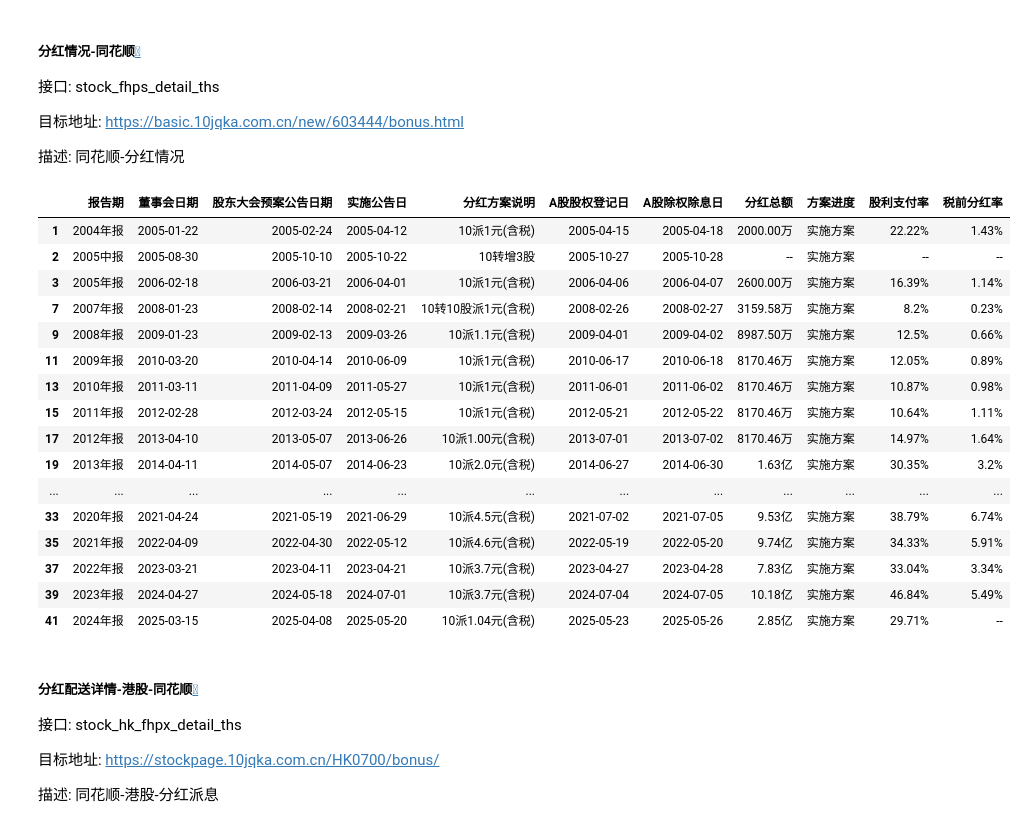
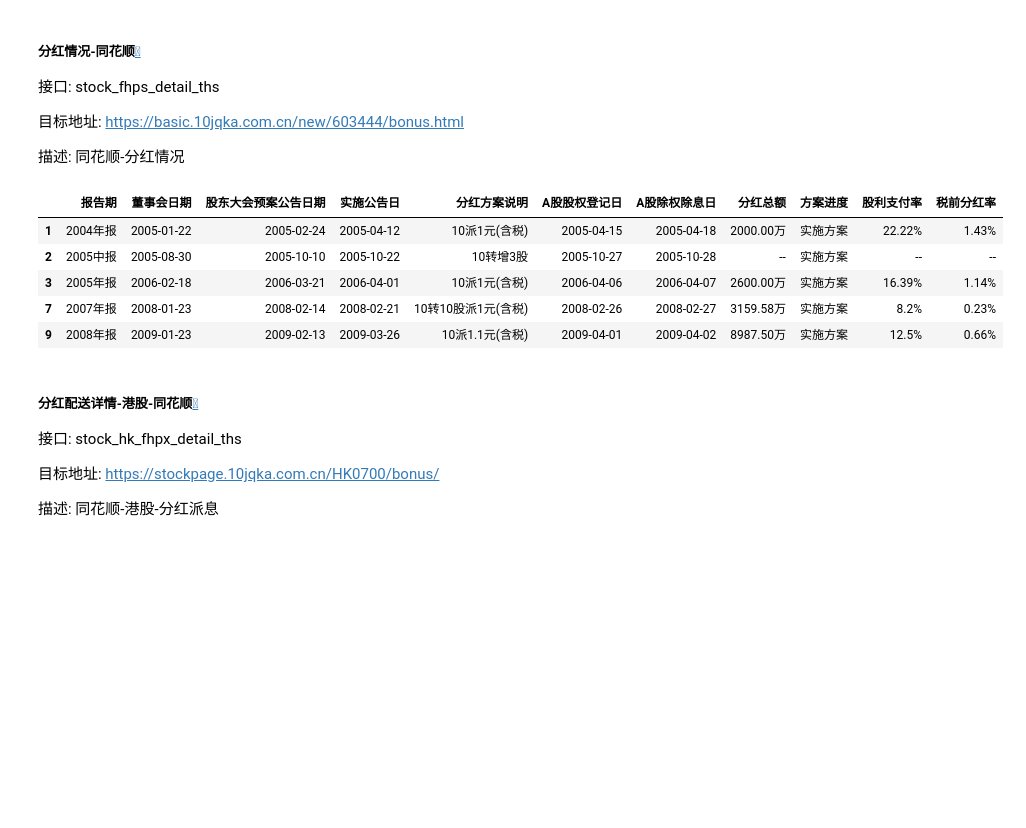
Before and after one commit to shugaoye/openbb_akshare, a Jupyter notebook: akshare_test.ipynb, the cells around one changed output. Cells and saved outputs as stored; diff of their text form; code cells hidden in the pictures; blank space fills up the shorter version.

```diff
--- a/akshare_test.ipynb
+++ b/akshare_test.ipynb
@@ -209,25 +214,14 @@ import akshare as ak
 stock_fhps_detail_ths_df = ak.stock_fhps_detail_ths(symbol="600325")
 # %%
 stock_fhps_detail_ths_df.dropna(inplace=True)
-stock_fhps_detail_ths_df
+stock_fhps_detail_ths_df.head()
 # %% [output]
 |  | 报告期 | 董事会日期 | 股东大会预案公告日期 | 实施公告日 | 分红方案说明 | A股股权登记日 | A股除权除息日 | 分红总额 | 方案进度 | 股利支付率 | 税前分红率 |
 | 1 | 2004年报 | 2005-01-22 | 2005-02-24 | 2005-04-12 | 10派1元(含税) | 2005-04-15 | 2005-04-18 | 2000.00万 | 实施方案 | 22.22% | 1.43% |
 | 2 | 2005中报 | 2005-08-30 | 2005-10-10 | 2005-10-22 | 10转增3股 | 2005-10-27 | 2005-10-28 | -- | 实施方案 | -- | -- |
 | 3 | 2005年报 | 2006-02-18 | 2006-03-21 | 2006-04-01 | 10派1元(含税) | 2006-04-06 | 2006-04-07 | 2600.00万 | 实施方案 | 16.39% | 1.14% |
 | 7 | 2007年报 | 2008-01-23 | 2008-02-14 | 2008-02-21 | 10转10股派1元(含税) | 2008-02-26 | 2008-02-27 | 3159.58万 | 实施方案 | 8.2% | 0.23% |
 | 9 | 2008年报 | 2009-01-23 | 2009-02-13 | 2009-03-26 | 10派1.1元(含税) | 2009-04-01 | 2009-04-02 | 8987.50万 | 实施方案 | 12.5% | 0.66% |
-| 11 | 2009年报 | 2010-03-20 | 2010-04-14 | 2010-06-09 | 10派1元(含税) | 2010-06-17 | 2010-06-18 | 8170.46万 | 实施方案 | 12.05% | 0.89% |
-| 13 | 2010年报 | 2011-03-11 | 2011-04-09 | 2011-05-27 | 10派1元(含税) | 2011-06-01 | 2011-06-02 | 8170.46万 | 实施方案 | 10.87% | 0.98% |
-| 15 | 2011年报 | 2012-02-28 | 2012-03-24 | 2012-05-15 | 10派1元(含税) | 2012-05-21 | 2012-05-22 | 8170.46万 | 实施方案 | 10.64% | 1.11% |
-| 17 | 2012年报 | 2013-04-10 | 2013-05-07 | 2013-06-26 | 10派1.00元(含税) | 2013-07-01 | 2013-07-02 | 8170.46万 | 实施方案 | 14.97% | 1.64% |
-| 19 | 2013年报 | 2014-04-11 | 2014-05-07 | 2014-06-23 | 10派2.0元(含税) | 2014-06-27 | 2014-06-30 | 1.63亿 | 实施方案 | 30.35% | 3.2% |
-| ... | ... | ... | ... | ... | ... | ... | ... | ... | ... | ... | ... |
-| 33 | 2020年报 | 2021-04-24 | 2021-05-19 | 2021-06-29 | 10派4.5元(含税) | 2021-07-02 | 2021-07-05 | 9.53亿 | 实施方案 | 38.79% | 6.74% |
-| 35 | 2021年报 | 2022-04-09 | 2022-04-30 | 2022-05-12 | 10派4.6元(含税) | 2022-05-19 | 2022-05-20 | 9.74亿 | 实施方案 | 34.33% | 5.91% |
-| 37 | 2022年报 | 2023-03-21 | 2023-04-11 | 2023-04-21 | 10派3.7元(含税) | 2023-04-27 | 2023-04-28 | 7.83亿 | 实施方案 | 33.04% | 3.34% |
-| 39 | 2023年报 | 2024-04-27 | 2024-05-18 | 2024-07-01 | 10派3.7元(含税) | 2024-07-04 | 2024-07-05 | 10.18亿 | 实施方案 | 46.84% | 5.49% |
-| 41 | 2024年报 | 2025-03-15 | 2025-04-08 | 2025-05-20 | 10派1.04元(含税) | 2025-05-23 | 2025-05-26 | 2.85亿 | 实施方案 | 29.71% | -- |
 # %% [markdown]
 ##### 分红配送详情-港股-同花顺[](https://akshare.akfamily.xyz/data/stock/stock.html#id158 "Link to this heading")
 
```
Also changed, not shown: parts of 11 cells of this notebook, 4 other files.
